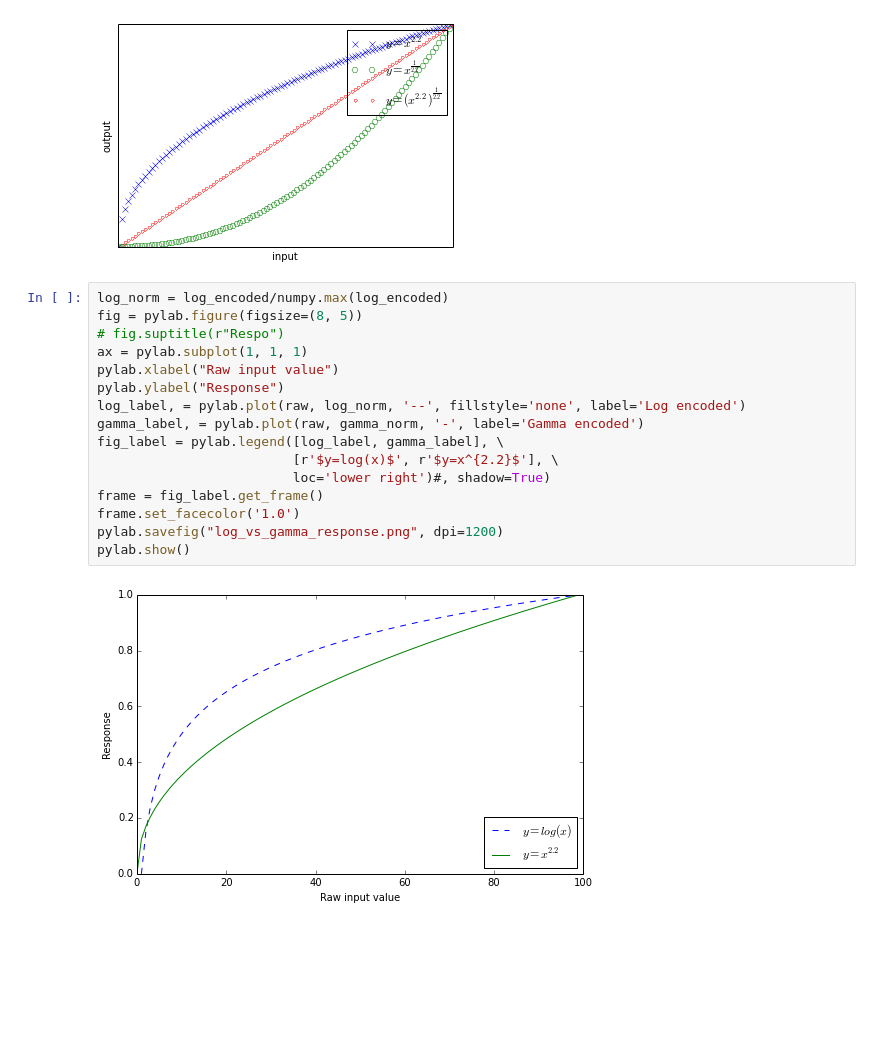
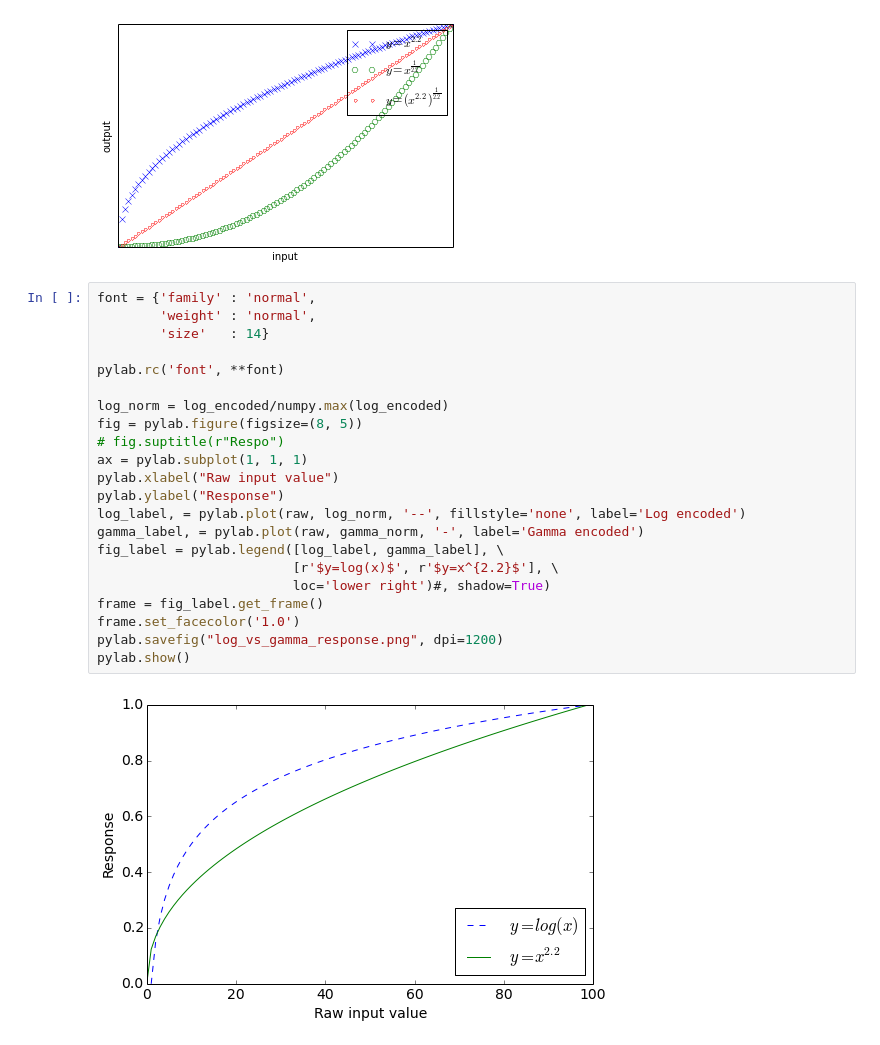
Before and after one commit to chanokin/dvs_emu_paper, a Jupyter notebook: pictures/Gamma_encoding_notebook.ipynb, the cells around one changed output. Saved outputs shown, nothing was run; the diff lists cells and outputs as text; blank space fills up the shorter version.

```diff
--- a/pictures/Gamma_encoding_notebook.ipynb
+++ b/pictures/Gamma_encoding_notebook.ipynb
@@ -73,20 +73,26 @@ pylab.show()
 # %% [output]
 [figure]
 # %%
+font = {'family' : 'normal',
+        'weight' : 'normal',
+        'size'   : 14}
+
+pylab.rc('font', **font)
+
 log_norm = log_encoded/numpy.max(log_encoded)
 fig = pylab.figure(figsize=(8, 5))
 # fig.suptitle(r"Respo")
 ax = pylab.subplot(1, 1, 1)
 pylab.xlabel("Raw input value")
 pylab.ylabel("Response")
 log_label, = pylab.plot(raw, log_norm, '--', fillstyle='none', label='Log encoded')
 gamma_label, = pylab.plot(raw, gamma_norm, '-', label='Gamma encoded')
 fig_label = pylab.legend([log_label, gamma_label], \
                          [r'$y=log(x)$', r'$y=x^{2.2}$'], \
                          loc='lower right')#, shadow=True)
 frame = fig_label.get_frame()
 frame.set_facecolor('1.0')
 pylab.savefig("log_vs_gamma_response.png", dpi=1200)
 pylab.show()
 # %% [output]
-[figure, old version]
+[figure, new version]
```
Also changed, not shown: 4 other files.
